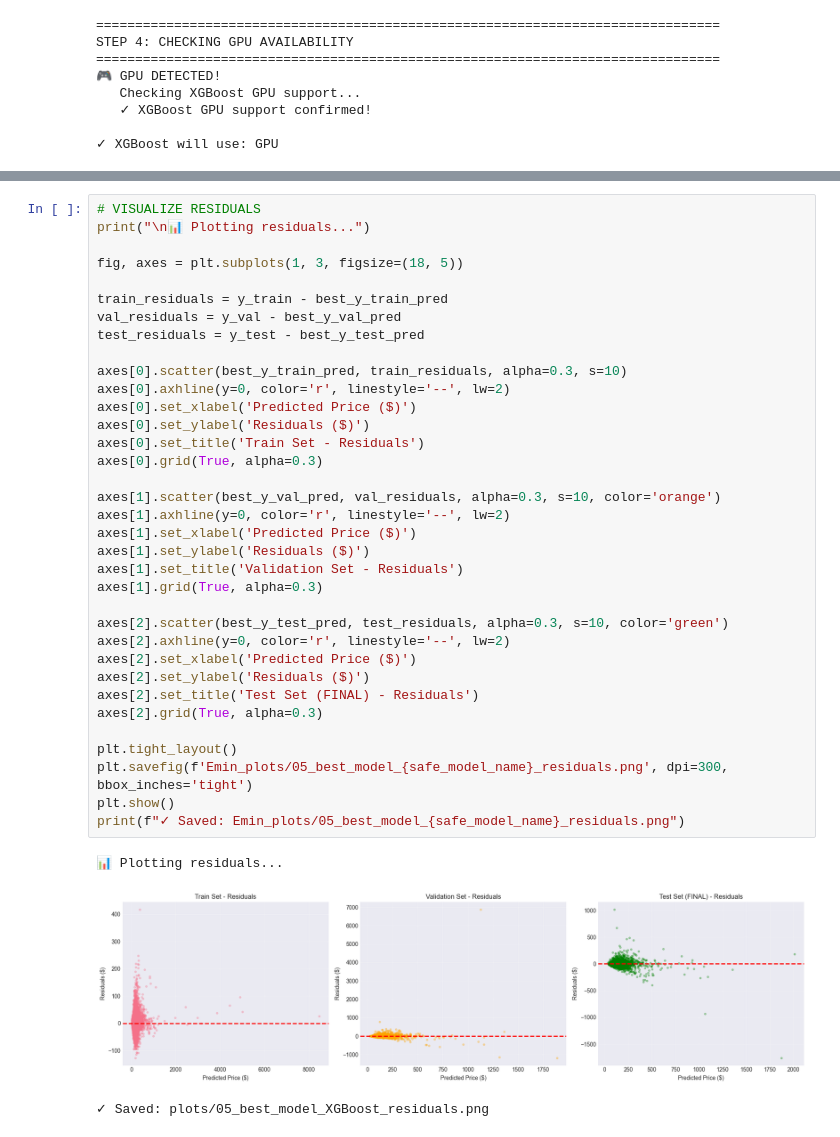
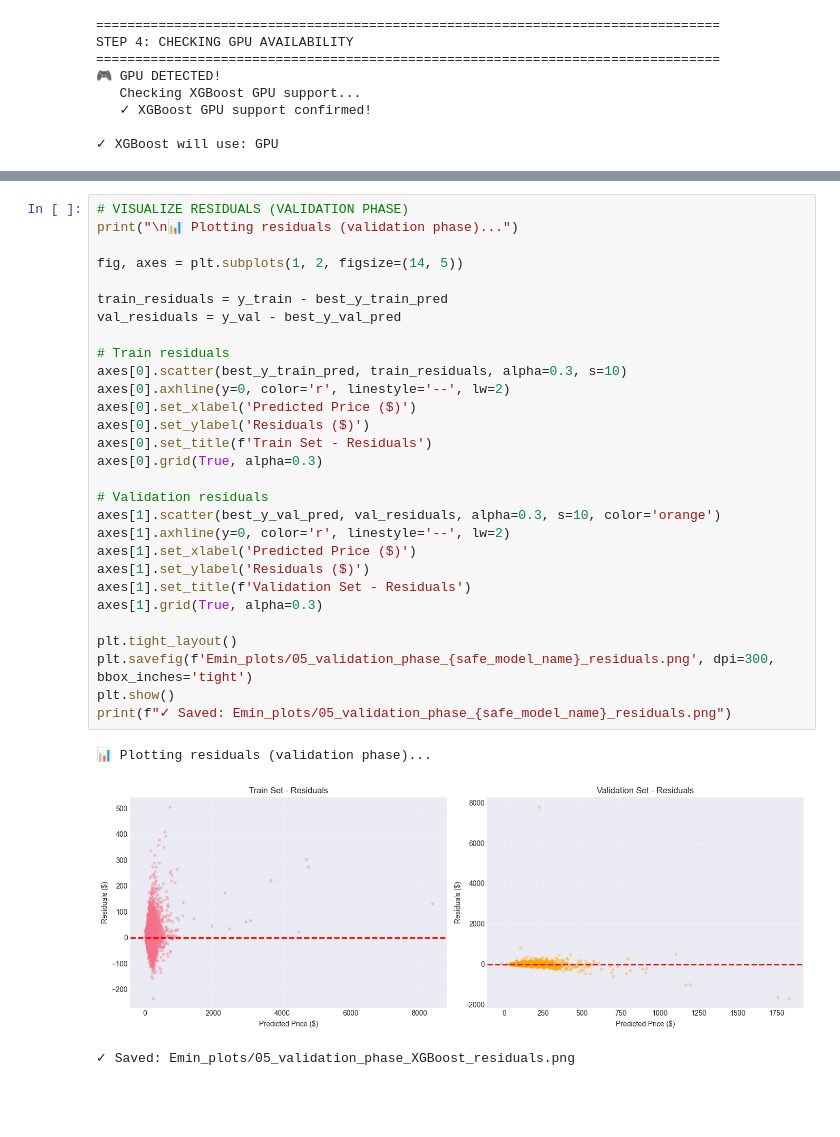
Before and after one commit to EminHALLAK/Airbnb-Price_Predection, a Jupyter notebook: model_training.ipynb, the cells around one changed output, grey strips where cells are left out. Cells and saved outputs as stored; diff of their text form; blank space fills up the shorter version.

```diff
--- a/model_training.ipynb
+++ b/model_training.ipynb
@@ -844,39 +835,33 @@ print(f"✓ Saved: Emin_plots/04_best_model_{safe_model_name}_predictions.png")
-# %%
-# VISUALIZE RESIDUALS
-print("\n📊 Plotting residuals...")
-
-fig, axes = plt.subplots(1, 3, figsize=(18, 5))
-
-train_residuals = y_train - best_y_train_pred
-val_residuals = y_val - best_y_val_pred
-test_residuals = y_test - best_y_test_pred
-
-axes[0].scatter(best_y_train_pred, train_residuals, alpha=0.3, s=10)
-axes[0].axhline(y=0, color='r', linestyle='--', lw=2)
-axes[0].set_xlabel('Predicted Price ($)')
-axes[0].set_ylabel('Residuals ($)')
-axes[0].set_title('Train Set - Residuals')
-axes[0].grid(True, alpha=0.3)
-
-axes[1].scatter(best_y_val_pred, val_residuals, alpha=0.3, s=10, color='orange')
-axes[1].axhline(y=0, color='r', linestyle='--', lw=2)
-axes[1].set_xlabel('Predicted Price ($)')
-axes[1].set_ylabel('Residuals ($)')
-axes[1].set_title('Validation Set - Residuals')
-axes[1].grid(True, alpha=0.3)
-
-axes[2].scatter(best_y_test_pred, test_residuals, alpha=0.3, s=10, color='green')
-axes[2].axhline(y=0, color='r', linestyle='--', lw=2)
-axes[2].set_xlabel('Predicted Price ($)')
-axes[2].set_ylabel('Residuals ($)')
-axes[2].set_title('Test Set (FINAL) - Residuals')
-axes[2].grid(True, alpha=0.3)
-
-plt.tight_layout()
-plt.savefig(f'Emin_plots/05_best_model_{safe_model_name}_residuals.png', dpi=300, bbox_inches='tight')
-plt.show()
-print(f"✓ Saved: Emin_plots/05_best_model_{safe_model_name}_residuals.png")
-# %% [output]
-📊 Plotting residuals...
-[figure, removed]
-✓ Saved: plots/05_best_model_XGBoost_residuals.png
+# %%
+# VISUALIZE RESIDUALS (VALIDATION PHASE)
+print("\n📊 Plotting residuals (validation phase)...")
+
+fig, axes = plt.subplots(1, 2, figsize=(14, 5))
+
+train_residuals = y_train - best_y_train_pred
+val_residuals = y_val - best_y_val_pred
+
+# Train residuals
+axes[0].scatter(best_y_train_pred, train_residuals, alpha=0.3, s=10)
+axes[0].axhline(y=0, color='r', linestyle='--', lw=2)
+axes[0].set_xlabel('Predicted Price ($)')
+axes[0].set_ylabel('Residuals ($)')
+axes[0].set_title(f'Train Set - Residuals')
+axes[0].grid(True, alpha=0.3)
+
+# Validation residuals
+axes[1].scatter(best_y_val_pred, val_residuals, alpha=0.3, s=10, color='orange')
+axes[1].axhline(y=0, color='r', linestyle='--', lw=2)
+axes[1].set_xlabel('Predicted Price ($)')
+axes[1].set_ylabel('Residuals ($)')
+axes[1].set_title(f'Validation Set - Residuals')
+axes[1].grid(True, alpha=0.3)
+
+plt.tight_layout()
+plt.savefig(f'Emin_plots/05_validation_phase_{safe_model_name}_residuals.png', dpi=300, bbox_inches='tight')
+plt.show()
+print(f"✓ Saved: Emin_plots/05_validation_phase_{safe_model_name}_residuals.png")
+# %% [output]
+📊 Plotting residuals (validation phase)...
+[figure, added]
+✓ Saved: Emin_plots/05_validation_phase_XGBoost_residuals.png
```
Also changed, not shown: parts of 15 cells of this notebook, 5 other files.
